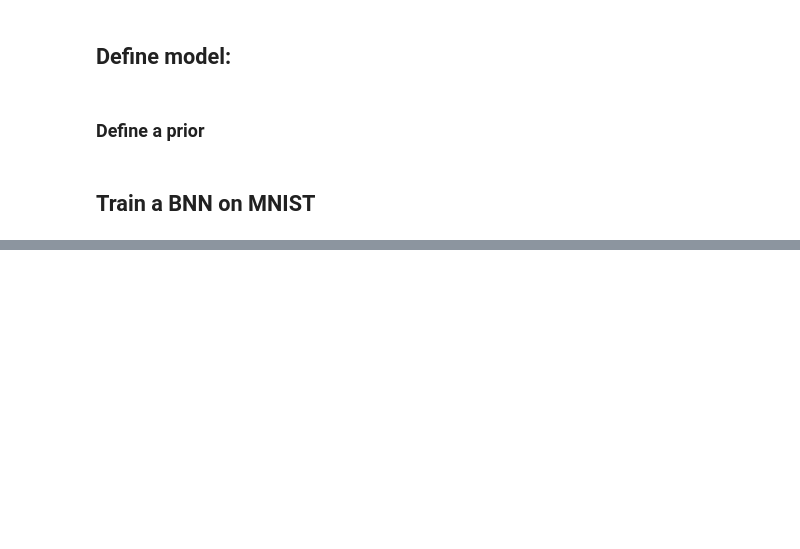
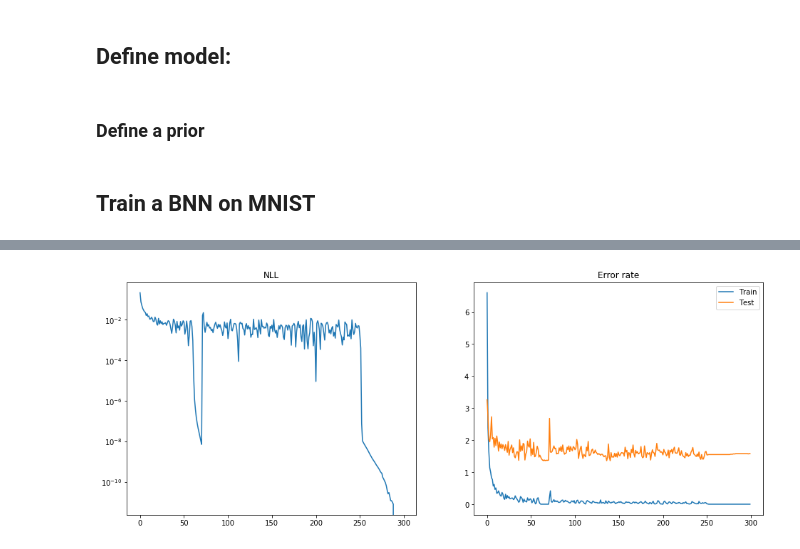
Before and after one commit to SergioAlvarezB/calibration-normalizing-flows, a Jupyter notebook: notebooks/BNN-BayesBackprop.ipynb, the cells around one changed output, grey strips where cells are left out. Drawn from its saved outputs; the diff is of its cells as text; code cells hidden in the pictures; blank space fills up the shorter version.

```diff
--- a/notebooks/BNN-BayesBackprop.ipynb
+++ b/notebooks/BNN-BayesBackprop.ipynb
@@ -310,0 +303,15 @@ tensor([4.6616e-21, 2.3398e-21, 2.6671e-21, 8.5367e-21, 1.1249e-21, 2.5368e-21,
+# %%
+baseline = nn.Sequential(
+        nn.Linear(784, 1200),
+        nn.ReLU(),
+        nn.Linear(1200, 1200),
+        nn.ReLU(),
+        nn.Linear(1200, 10),
+    ).to(dev)
+# %%
+optimizer = torch.optim.Adam(baseline.parameters())
+CE = torch.nn.CrossEntropyLoss(reduction='sum')
+# %%
+baseline_NLL = []
+baseline_train_error = []
+baseline_test_error = []
@@ -310,0 +382,16 @@ tensor([4.6616e-21, 2.3398e-21, 2.6671e-21, 8.5367e-21, 1.1249e-21, 2.5368e-21,
+# %%
+fig, ax_arr = plt.subplots(1, 2, figsize=(16, 6))
+
+ax_arr[0].plot(baseline_NLL)
+ax_arr[0].set_yscale('log')
+ax_arr[0].set_title('NLL')
+
+
+ax_arr[1].plot(baseline_train_error)
+ax_arr[1].plot(baseline_test_error)
+ax_arr[1].set_title('Error rate')
+ax_arr[1].legend(['Train', 'Test'])
+
+plt.show()
+# %% [output]
+[figure, added]
```
Also changed, not shown: parts of 16 cells of this notebook.
